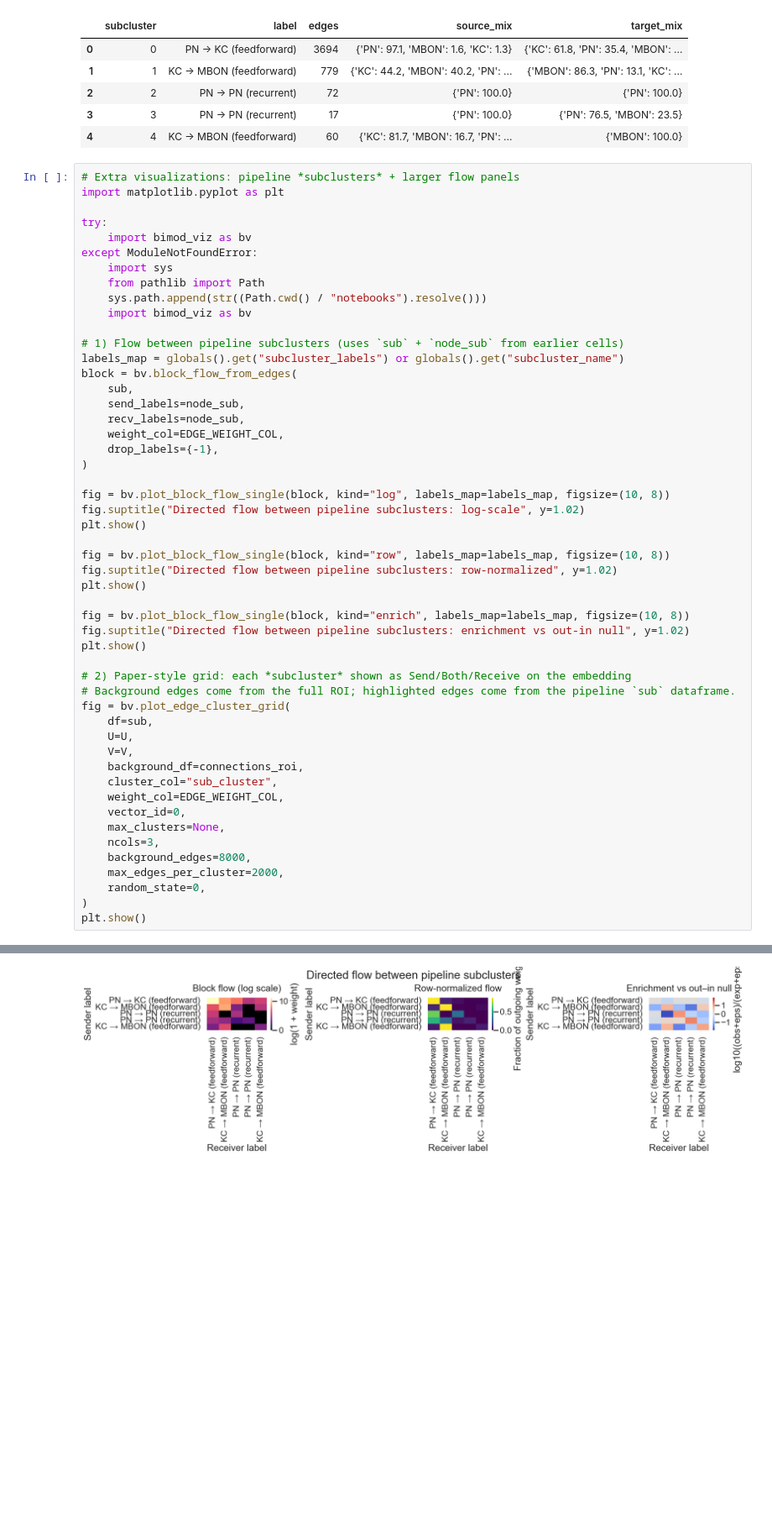
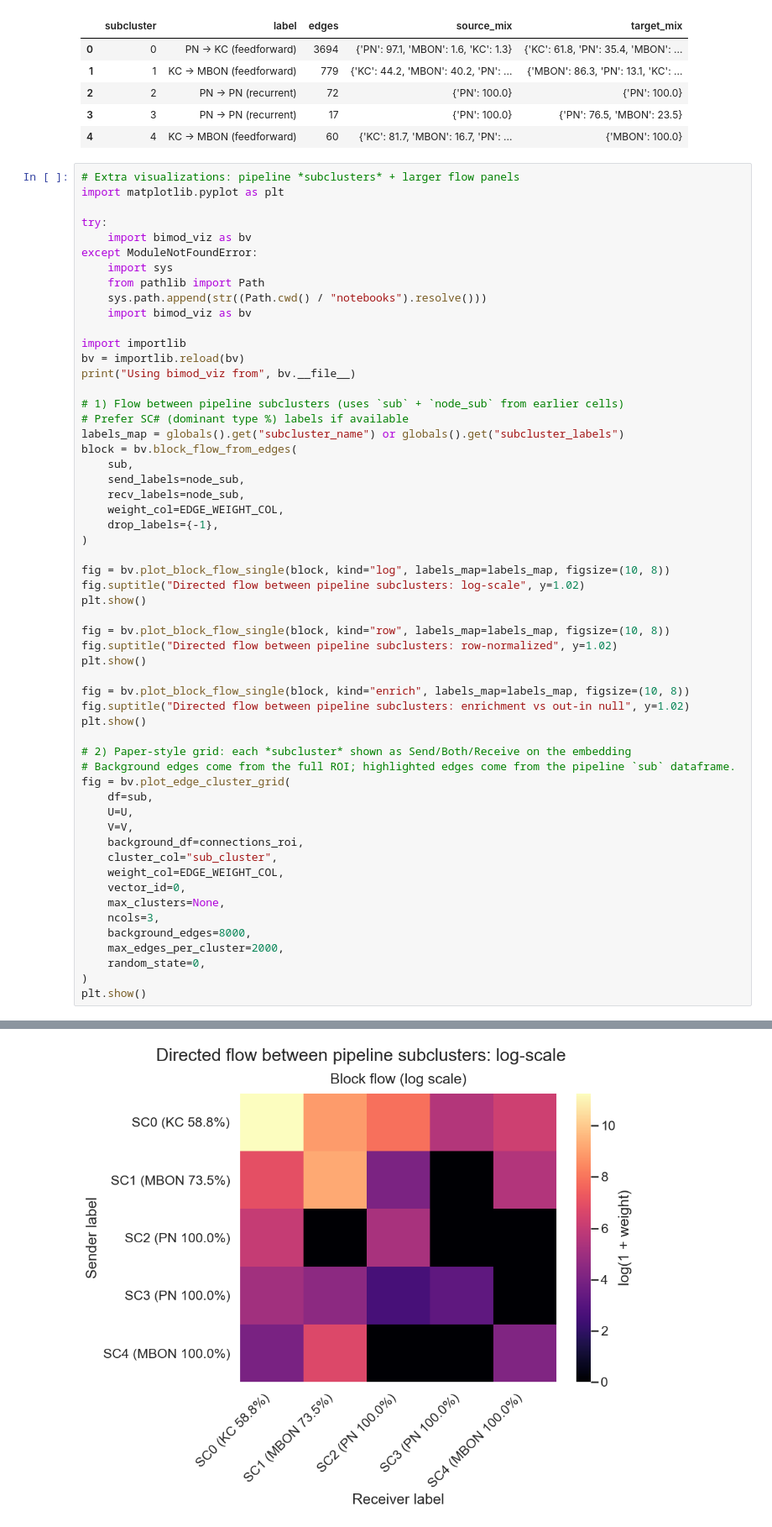
Before and after one commit to Banu-ozdeveci/flywire-connectome-analysis, a Jupyter notebook: notebooks/dmitry_test_fly_bimodularity.ipynb, the cells around one changed output, grey strips where cells are left out. Shown: that part at 84% size. Cells and saved outputs as stored; diff of their text form; blank space fills up the shorter version.

Commit message:
fixed x axis labels

```diff
--- a/notebooks/dmitry_test_fly_bimodularity.ipynb
+++ b/notebooks/dmitry_test_fly_bimodularity.ipynb
@@ -1025,8 +1025,13 @@ except ModuleNotFoundError:
     sys.path.append(str((Path.cwd() / "notebooks").resolve()))
     import bimod_viz as bv
 
+import importlib
+bv = importlib.reload(bv)
+print("Using bimod_viz from", bv.__file__)
+
 # 1) Flow between pipeline subclusters (uses `sub` + `node_sub` from earlier cells)
-labels_map = globals().get("subcluster_labels") or globals().get("subcluster_name")
+# Prefer SC# (dominant type %) labels if available
+labels_map = globals().get("subcluster_name") or globals().get("subcluster_labels")
 block = bv.block_flow_from_edges(
     sub,
     send_labels=node_sub,
@@ -1068 +1074 @@ plt.show()
-[figure, old version]
+[figure, new version]
```
Also changed, not shown: parts of 1 cell of this notebook, 2 other files.
